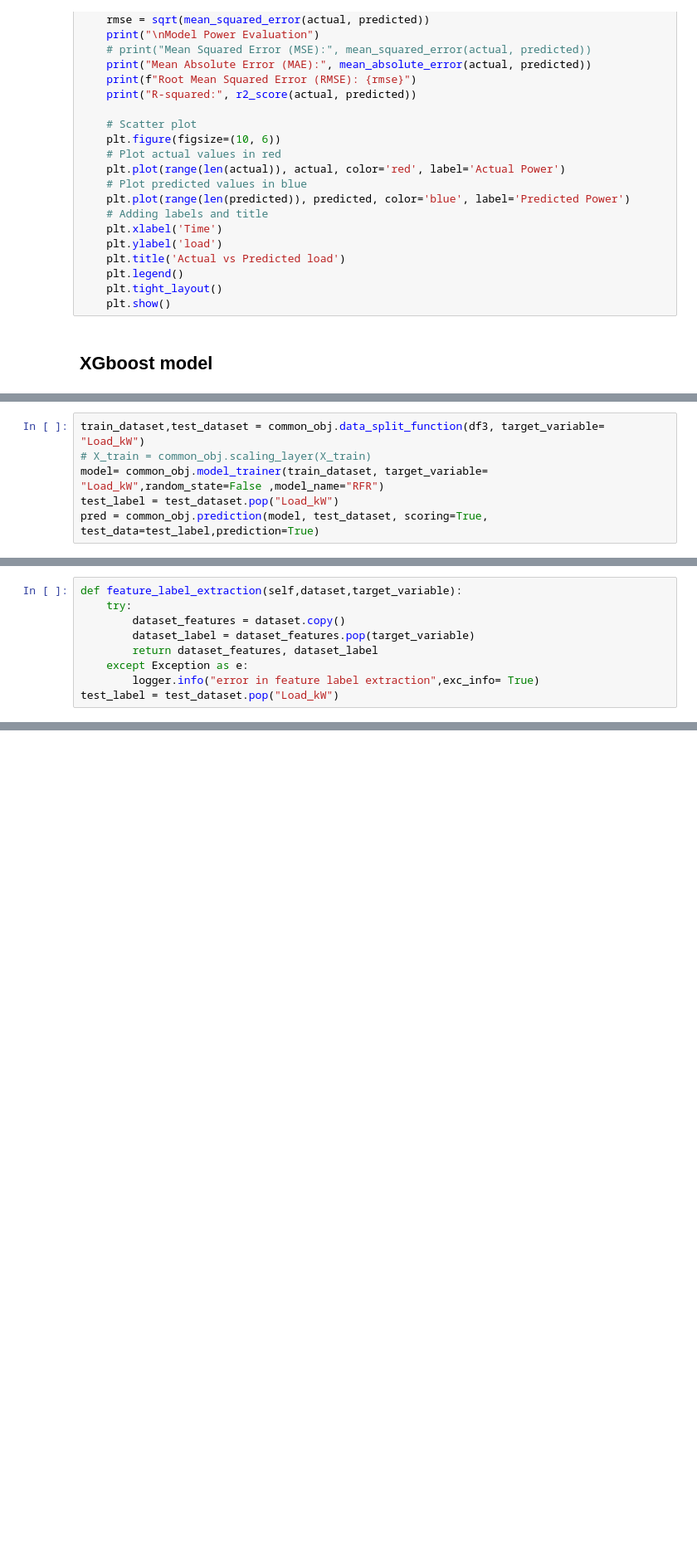
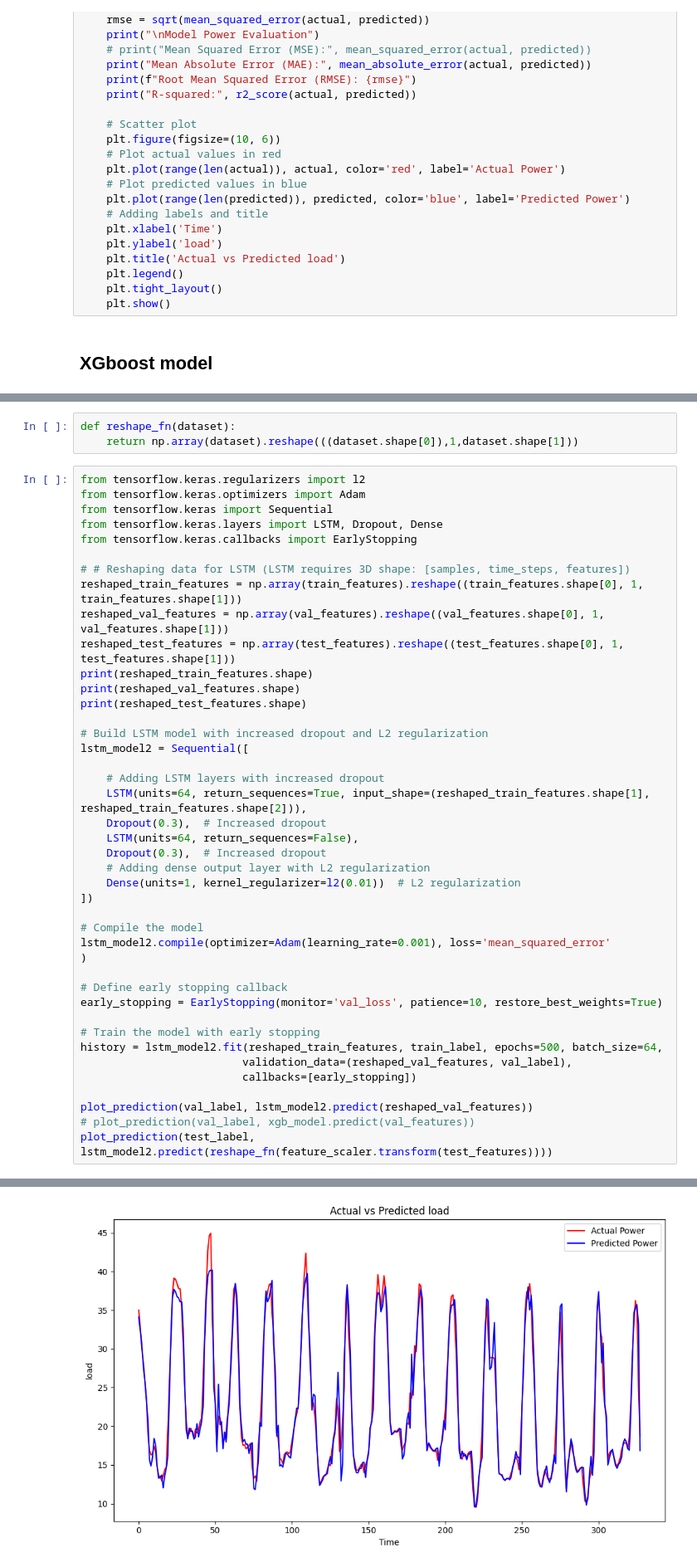
Before and after one commit to Harshvardhan1407/TensorFlow, a Jupyter notebook: load_prediction.ipynb, the cells around one changed output, grey strips where cells are left out. Shown at 83% size. Saved outputs shown, nothing was run; the diff lists cells and outputs as text; blank space fills up the shorter version.

```diff
--- a/load_prediction.ipynb
+++ b/load_prediction.ipynb
@@ -1335,6 +968,0 @@ pred = common_obj.prediction(model, test_dataset, scoring=True, test_data=test_l
-# %%
-train_dataset,test_dataset = common_obj.data_split_function(df3, target_variable= "Load_kW")
-# X_train = common_obj.scaling_layer(X_train)
-model= common_obj.model_trainer(train_dataset, target_variable= "Load_kW",random_state=False ,model_name="RFR")
-test_label = test_dataset.pop("Load_kW")
-pred = common_obj.prediction(model, test_dataset, scoring=True, test_data=test_label,prediction=True)
@@ -1356,9 +968,0 @@ model = common_obj.model_trainer(train_dataset,target_variable="Load_kW",model_n
-# %%
-def feature_label_extraction(self,dataset,target_variable):
-    try:
-        dataset_features = dataset.copy()
-        dataset_label = dataset_features.pop(target_variable)
-        return dataset_features, dataset_label
-    except Exception as e:
-        logger.info("error in feature label extraction",exc_info= True)
-test_label = test_dataset.pop("Load_kW")
@@ -1390,0 +971,46 @@ model
+# %%
+def reshape_fn(dataset):
+    return np.array(dataset).reshape(((dataset.shape[0]),1,dataset.shape[1]))
+# %%
+from tensorflow.keras.regularizers import l2
+from tensorflow.keras.optimizers import Adam
+from tensorflow.keras import Sequential
+from tensorflow.keras.layers import LSTM, Dropout, Dense
+from tensorflow.keras.callbacks import EarlyStopping
+
+# # Reshaping data for LSTM (LSTM requires 3D shape: [samples, time_steps, features])
+reshaped_train_features = np.array(train_features).reshape((train_features.shape[0], 1, train_features.shape[1]))
+reshaped_val_features = np.array(val_features).reshape((val_features.shape[0], 1, val_features.shape[1]))
+reshaped_test_features = np.array(test_features).reshape((test_features.shape[0], 1, test_features.shape[1]))
+print(reshaped_train_features.shape)
+print(reshaped_val_features.shape)
+print(reshaped_test_features.shape)
+
+# Build LSTM model with increased dropout and L2 regularization
+lstm_model2 = Sequential([
+
+    # Adding LSTM layers with increased dropout
+    LSTM(units=64, return_sequences=True, input_shape=(reshaped_train_features.shape[1], reshaped_train_features.shape[2])),
+    Dropout(0.3),  # Increased dropout
+    LSTM(units=64, return_sequences=False),
+    Dropout(0.3),  # Increased dropout
+    # Adding dense output layer with L2 regularization
+    Dense(units=1, kernel_regularizer=l2(0.01))  # L2 regularization
+])
+
+# Compile the model
+lstm_model2.compile(optimizer=Adam(learning_rate=0.001), loss='mean_squared_error'
+)
+
+# Define early stopping callback
+early_stopping = EarlyStopping(monitor='val_loss', patience=10, restore_best_weights=True)
+
+# Train the model with early stopping
+history = lstm_model2.fit(reshaped_train_features, train_label, epochs=500, batch_size=64,
+                         validation_data=(reshaped_val_features, val_label),
+                         callbacks=[early_stopping])
+
+plot_prediction(val_label, lstm_model2.predict(reshaped_val_features))
+# plot_prediction(val_label, xgb_model.predict(val_features))
+plot_prediction(test_label, lstm_model2.predict(reshape_fn(feature_scaler.transform(test_features))))
+# %% [output]
@@ -1390,0 +1034 @@ model
+[figure, added]
```
Also changed, not shown: parts of 54 cells of this notebook.
